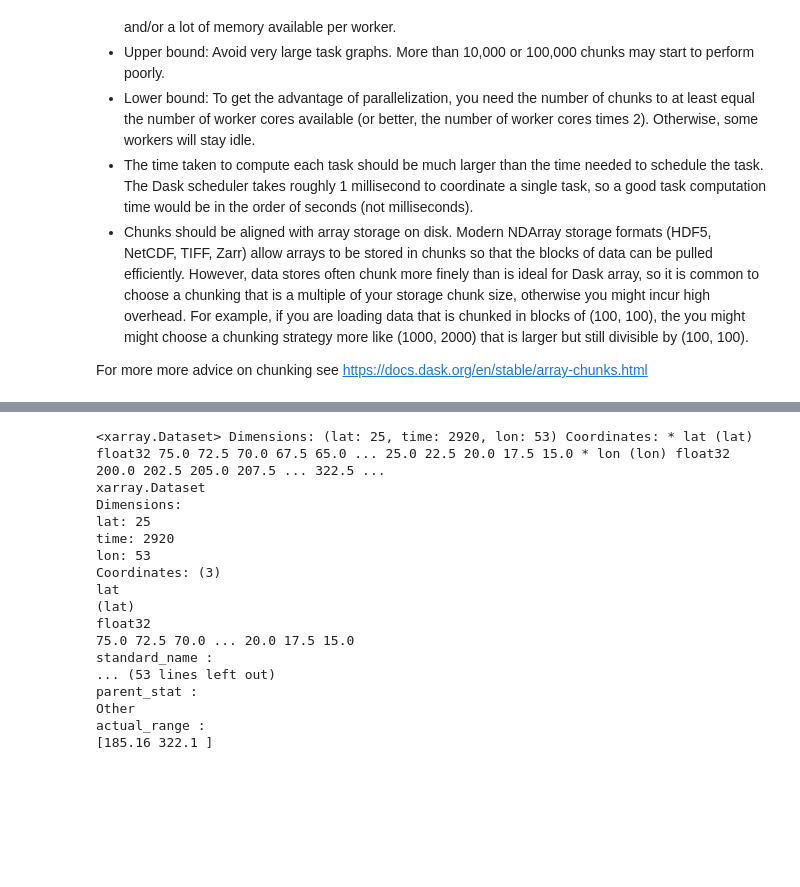
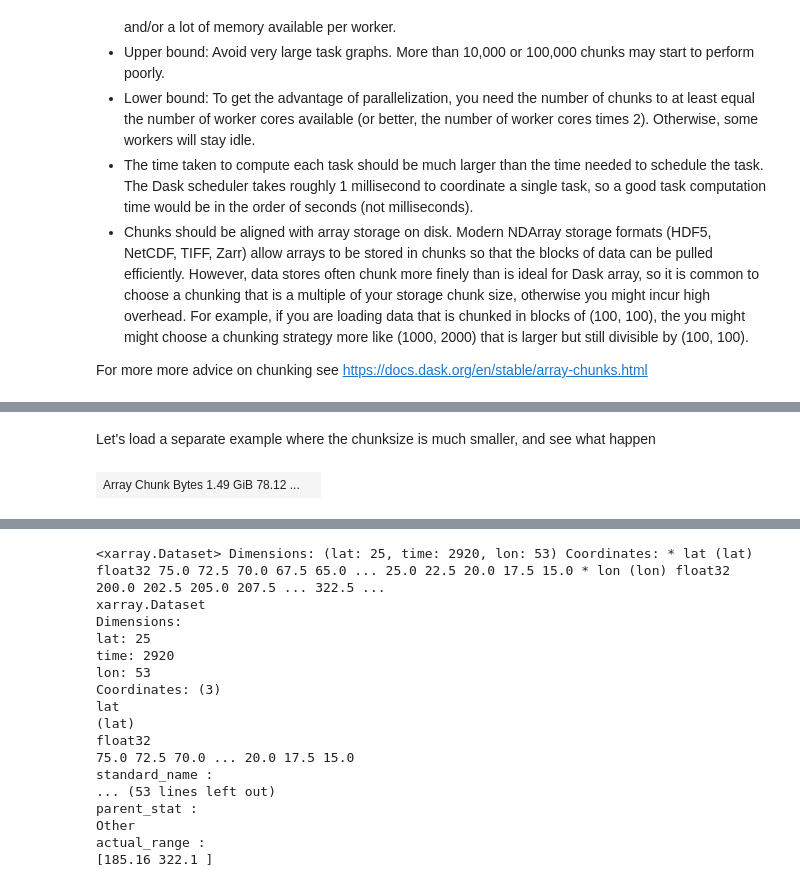
Before and after one commit to dask/dask-tutorial, a Jupyter notebook: 03_array.ipynb, the cells around one changed output, grey strips where cells are left out. Drawn from its saved outputs; the diff is of its cells as text; code cells hidden in the pictures; blank space fills up the shorter version.

```diff
--- a/03_array.ipynb
+++ b/03_array.ipynb
@@ -256,5 +258,10 @@ Wall time: 776 ms
+# %% [markdown]
+Let's load a separate example where the chunksize is much smaller, and see what happen
 # %%
-b = da.from_zarr("data/zarr/random_small_chunk.zarr")
+b = da.from_zarr("data/random_sc.zarr")
+b
+# %% [output]
+| Array Chunk Bytes 1.49 GiB 78.12 ... |  |
 # %%
 %%time
 b.mean().compute()
```
Also changed, not shown: parts of 29 cells of this notebook, 2 other files.
